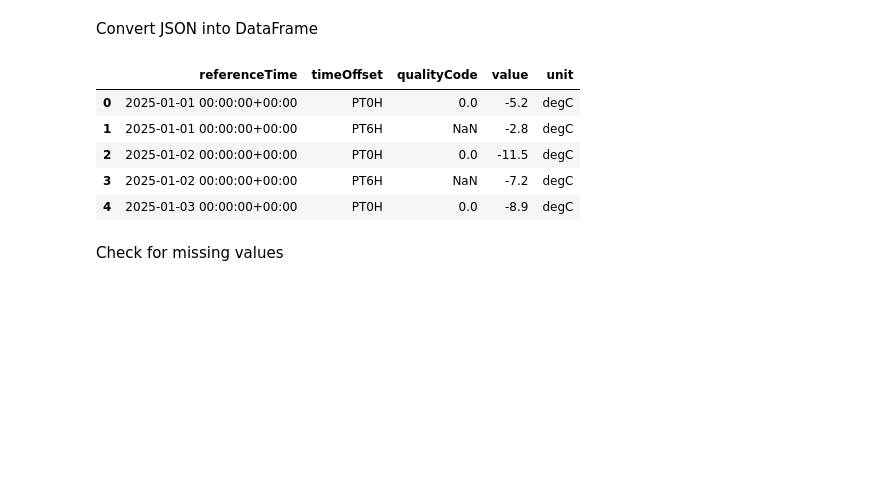
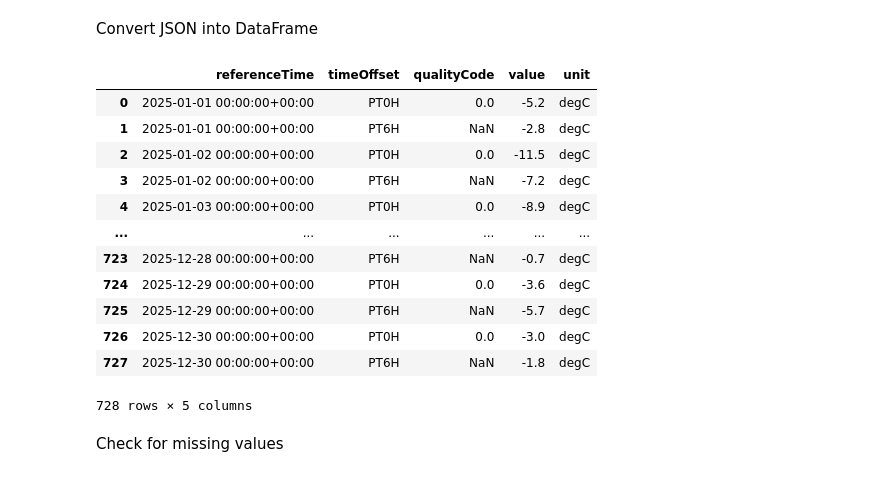
Before and after one commit to Behanix/inf201-deliverables, a Jupyter notebook: deliverable_1.ipynb, the cells around one changed output. Saved outputs shown, nothing was run; the diff lists cells and outputs as text; code cells hidden in the pictures; blank space fills up the shorter version.

```diff
--- a/deliverable_1.ipynb
+++ b/deliverable_1.ipynb
@@ -61,27 +84,34 @@ Convert JSON into DataFrame
 # %%
 # This will return a Dataframe with all of the observations in a table format
 table = pd.DataFrame()
 for i in range(len(data)):
     row = pd.DataFrame(data[i]['observations'])
     row['referenceTime'] = data[i]['referenceTime']
     row['sourceId'] = data[i]['sourceId']
     table = pd.concat([table, row], ignore_index=True)
 
 # These additional columns will be kept
 columns = ['referenceTime', 'timeOffset', 'qualityCode', 'value', 'unit']
 df = table[columns]
 
 # Convert the time value to something Python understands
 df['referenceTime'] = pd.to_datetime(df['referenceTime'])
 
-df.head()
+df
 # %% [output]
 |  | referenceTime | timeOffset | qualityCode | value | unit |
 | 0 | 2025-01-01 00:00:00+00:00 | PT0H | 0.0 | -5.2 | degC |
 | 1 | 2025-01-01 00:00:00+00:00 | PT6H | NaN | -2.8 | degC |
 | 2 | 2025-01-02 00:00:00+00:00 | PT0H | 0.0 | -11.5 | degC |
 | 3 | 2025-01-02 00:00:00+00:00 | PT6H | NaN | -7.2 | degC |
 | 4 | 2025-01-03 00:00:00+00:00 | PT0H | 0.0 | -8.9 | degC |
+| ... | ... | ... | ... | ... | ... |
+| 723 | 2025-12-28 00:00:00+00:00 | PT6H | NaN | -0.7 | degC |
+| 724 | 2025-12-29 00:00:00+00:00 | PT0H | 0.0 | -3.6 | degC |
+| 725 | 2025-12-29 00:00:00+00:00 | PT6H | NaN | -5.7 | degC |
+| 726 | 2025-12-30 00:00:00+00:00 | PT0H | 0.0 | -3.0 | degC |
+| 727 | 2025-12-30 00:00:00+00:00 | PT6H | NaN | -1.8 | degC |
+728 rows × 5 columns
 # %% [markdown]
 Check for missing values
 # %%
```
Also changed, not shown: parts of 8 cells of this notebook, 2 other files.
